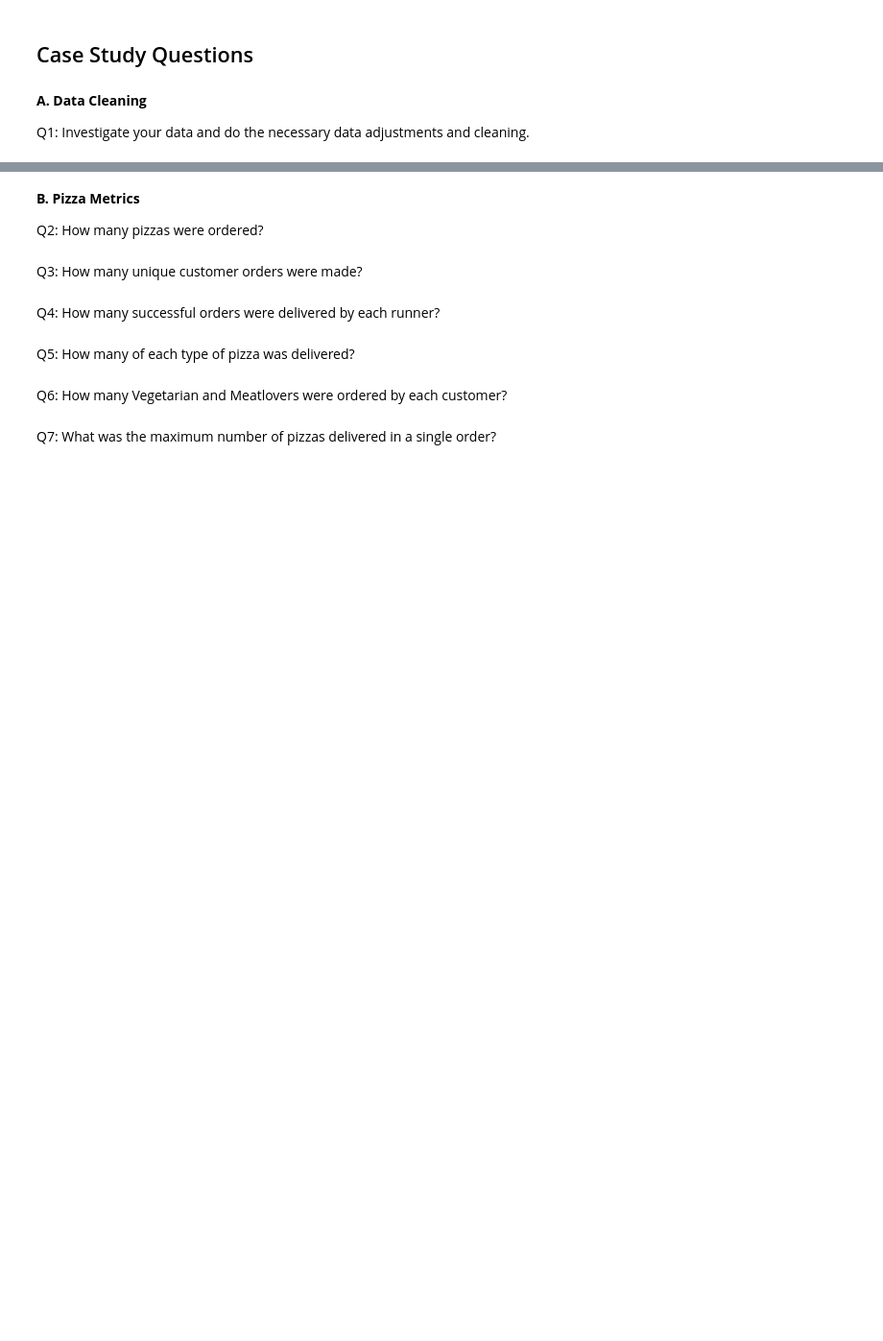
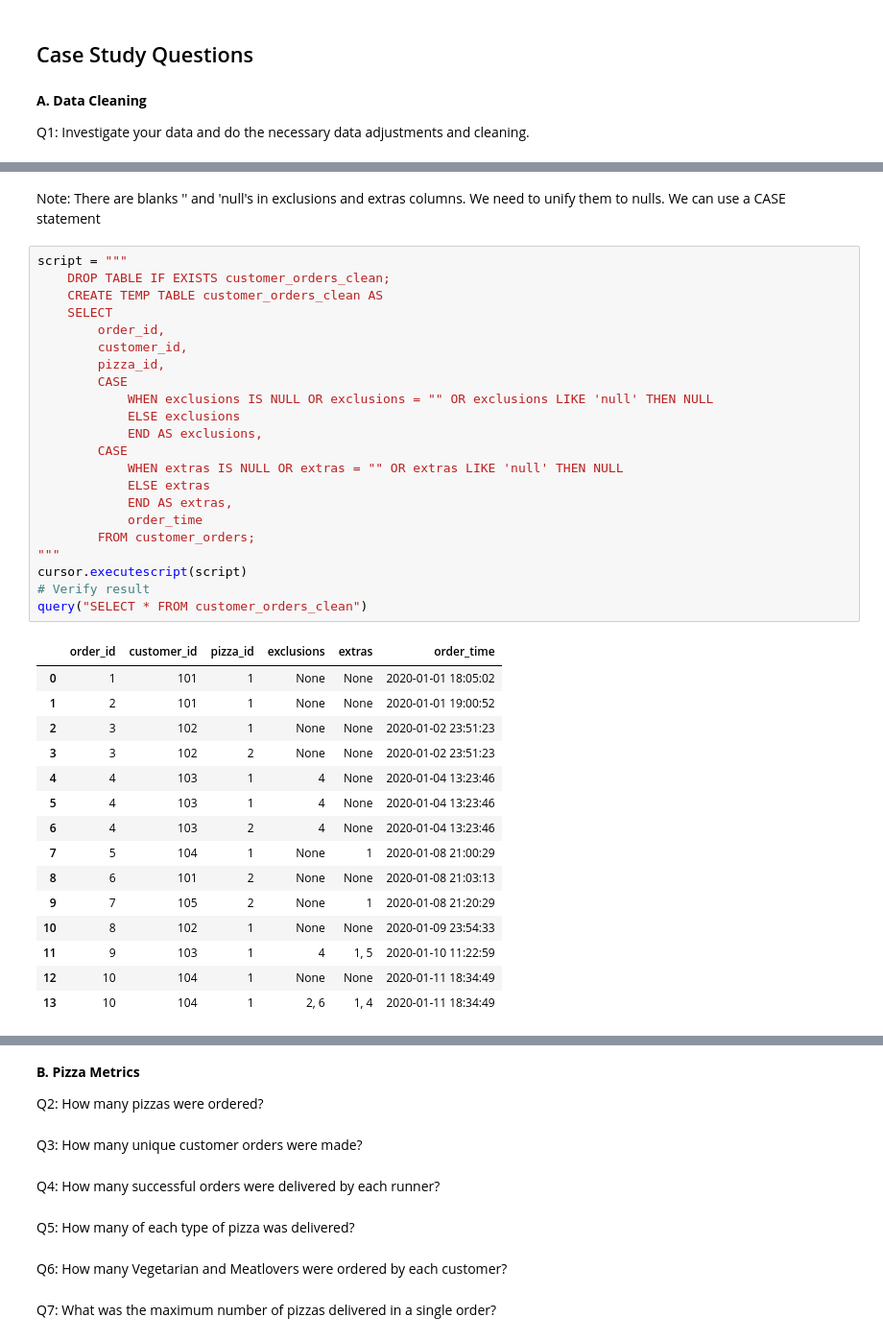
Before and after one commit to 20100215/8_Week_SQL_Challenge, a Jupyter notebook: Week 2 (Pizza Runner)/week2.ipynb, the cells around one changed output, grey strips where cells are left out. Shown: that part at 96% size. Drawn from its saved outputs; the diff is of its cells as text; blank space fills up the shorter version.

Commit message:
feat: add data cleaning steps

```diff
--- a/Week 2 (Pizza Runner)/week2.ipynb
+++ b/Week 2 (Pizza Runner)/week2.ipynb
@@ -81,0 +106,40 @@ Q1: Investigate your data and do the necessary data adjustments and cleaning.
+# %% [markdown]
+Note: There are blanks '' and 'null's in exclusions and extras columns. We need to unify them to nulls. We can use a CASE statement
+# %%
+script = """
+    DROP TABLE IF EXISTS customer_orders_clean;
+    CREATE TEMP TABLE customer_orders_clean AS
+    SELECT
+        order_id,
+        customer_id,
+        pizza_id,
+        CASE
+            WHEN exclusions IS NULL OR exclusions = "" OR exclusions LIKE 'null' THEN NULL
+            ELSE exclusions
+            END AS exclusions,
+        CASE
+            WHEN extras IS NULL OR extras = "" OR extras LIKE 'null' THEN NULL
+            ELSE extras
+            END AS extras,
+            order_time
+        FROM customer_orders;
+"""
+cursor.executescript(script)
+# Verify result
+query("SELECT * FROM customer_orders_clean")
+# %% [output]
+|  | order_id | customer_id | pizza_id | exclusions | extras | order_time |
+| 0 | 1 | 101 | 1 | None | None | 2020-01-01 18:05:02 |
+| 1 | 2 | 101 | 1 | None | None | 2020-01-01 19:00:52 |
+| 2 | 3 | 102 | 1 | None | None | 2020-01-02 23:51:23 |
+| 3 | 3 | 102 | 2 | None | None | 2020-01-02 23:51:23 |
+| 4 | 4 | 103 | 1 | 4 | None | 2020-01-04 13:23:46 |
+| 5 | 4 | 103 | 1 | 4 | None | 2020-01-04 13:23:46 |
+| 6 | 4 | 103 | 2 | 4 | None | 2020-01-04 13:23:46 |
+| 7 | 5 | 104 | 1 | None | 1 | 2020-01-08 21:00:29 |
+| 8 | 6 | 101 | 2 | None | None | 2020-01-08 21:03:13 |
+| 9 | 7 | 105 | 2 | None | 1 | 2020-01-08 21:20:29 |
+| 10 | 8 | 102 | 1 | None | None | 2020-01-09 23:54:33 |
+| 11 | 9 | 103 | 1 | 4 | 1, 5 | 2020-01-10 11:22:59 |
+| 12 | 10 | 104 | 1 | None | None | 2020-01-11 18:34:49 |
+| 13 | 10 | 104 | 1 | 2, 6 | 1, 4 | 2020-01-11 18:34:49 |
```
Also changed, not shown: parts of 8 cells of this notebook.
